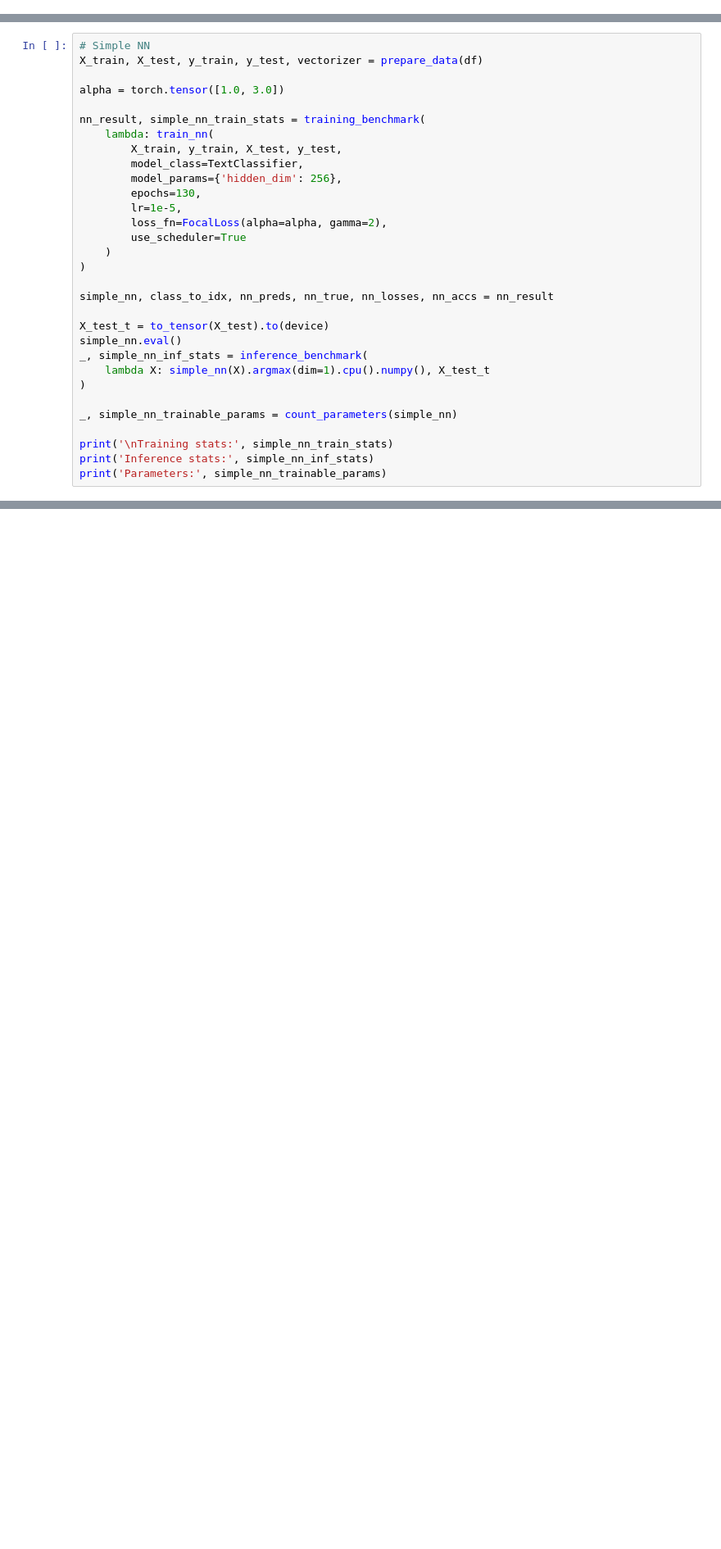
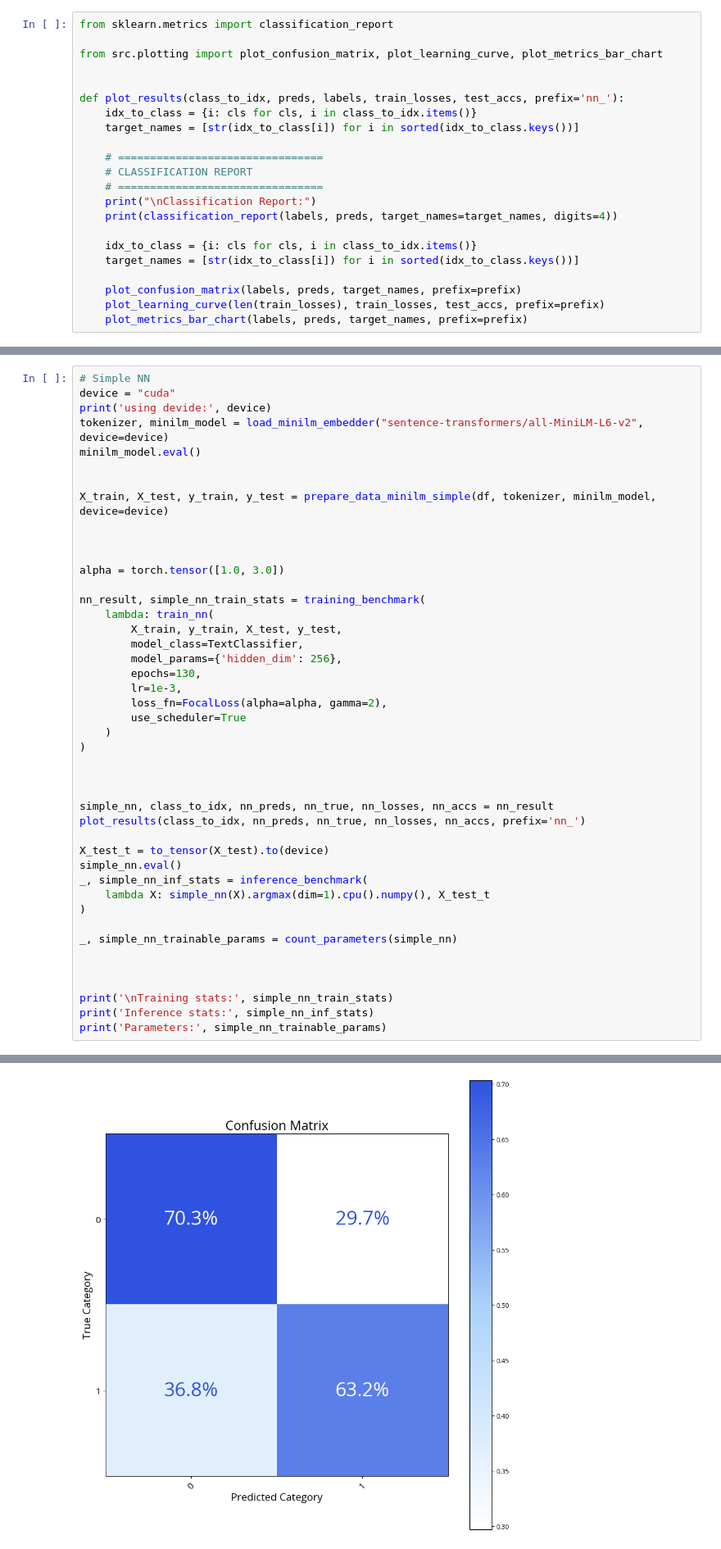
Before and after one commit to kubanova-z/Bachelors-thesis, a Jupyter notebook: comparison.ipynb, the cells around one changed output, grey strips where cells are left out. Shown at 82% size. Drawn from its saved outputs; the diff is of its cells as text; blank space fills up the shorter version.

```diff
--- a/comparison.ipynb
+++ b/comparison.ipynb
@@ -26,3 +24,25 @@ Using device: cuda
+# %%
+from sklearn.metrics import classification_report
+
+from src.plotting import plot_confusion_matrix, plot_learning_curve, plot_metrics_bar_chart
+
+
+def plot_results(class_to_idx, preds, labels, train_losses, test_accs, prefix='nn_'):
+    idx_to_class = {i: cls for cls, i in class_to_idx.items()}
+    target_names = [str(idx_to_class[i]) for i in sorted(idx_to_class.keys())]
+
+    # ================================
+    # CLASSIFICATION REPORT
+    # ================================
+    print("\nClassification Report:")
+    print(classification_report(labels, preds, target_names=target_names, digits=4))
+
+    idx_to_class = {i: cls for cls, i in class_to_idx.items()}
+    target_names = [str(idx_to_class[i]) for i in sorted(idx_to_class.keys())]
+
+    plot_confusion_matrix(labels, preds, target_names, prefix=prefix)
+    plot_learning_curve(len(train_losses), train_losses, test_accs, prefix=prefix)
+    plot_metrics_bar_chart(labels, preds, target_names, prefix=prefix)
 # %%
 # load data
 df = load_data(DATA_PATH)
@@ -163,6 +189,14 @@ NameError: name 'rf_model' is not defined
 # %%
 # Simple NN
-X_train, X_test, y_train, y_test, vectorizer = prepare_data(df)
+device = "cuda"
+print('using devide:', device)
+tokenizer, minilm_model = load_minilm_embedder("sentence-transformers/all-MiniLM-L6-v2", device=device)
+minilm_model.eval()
+
+
+X_train, X_test, y_train, y_test = prepare_data_minilm_simple(df, tokenizer, minilm_model, device=device)
+
+
 
 alpha = torch.tensor([1.0, 3.0])
 
@@ -172,13 +206,16 @@ nn_result, simple_nn_train_stats = training_benchmark(
         model_class=TextClassifier,
         model_params={'hidden_dim': 256},
         epochs=130,
-        lr=1e-5,
+        lr=1e-3,
         loss_fn=FocalLoss(alpha=alpha, gamma=2),
         use_scheduler=True
     )
 )
 
+
+
 simple_nn, class_to_idx, nn_preds, nn_true, nn_losses, nn_accs = nn_result
+plot_results(class_to_idx, nn_preds, nn_true, nn_losses, nn_accs, prefix='nn_')
 
 X_test_t = to_tensor(X_test).to(device)
 simple_nn.eval()
@@ -188,6 +225,8 @@ _, simple_nn_inf_stats = inference_benchmark(
 
 _, simple_nn_trainable_params = count_parameters(simple_nn)
 
+
+
 print('\nTraining stats:', simple_nn_train_stats)
 print('Inference stats:', simple_nn_inf_stats)
 print('Parameters:', simple_nn_trainable_params)
@@ -197,0 +249 @@ Parameters: 768770
+[figure, added]
```
Also changed, not shown: parts of 10 cells of this notebook, 18 other files.
